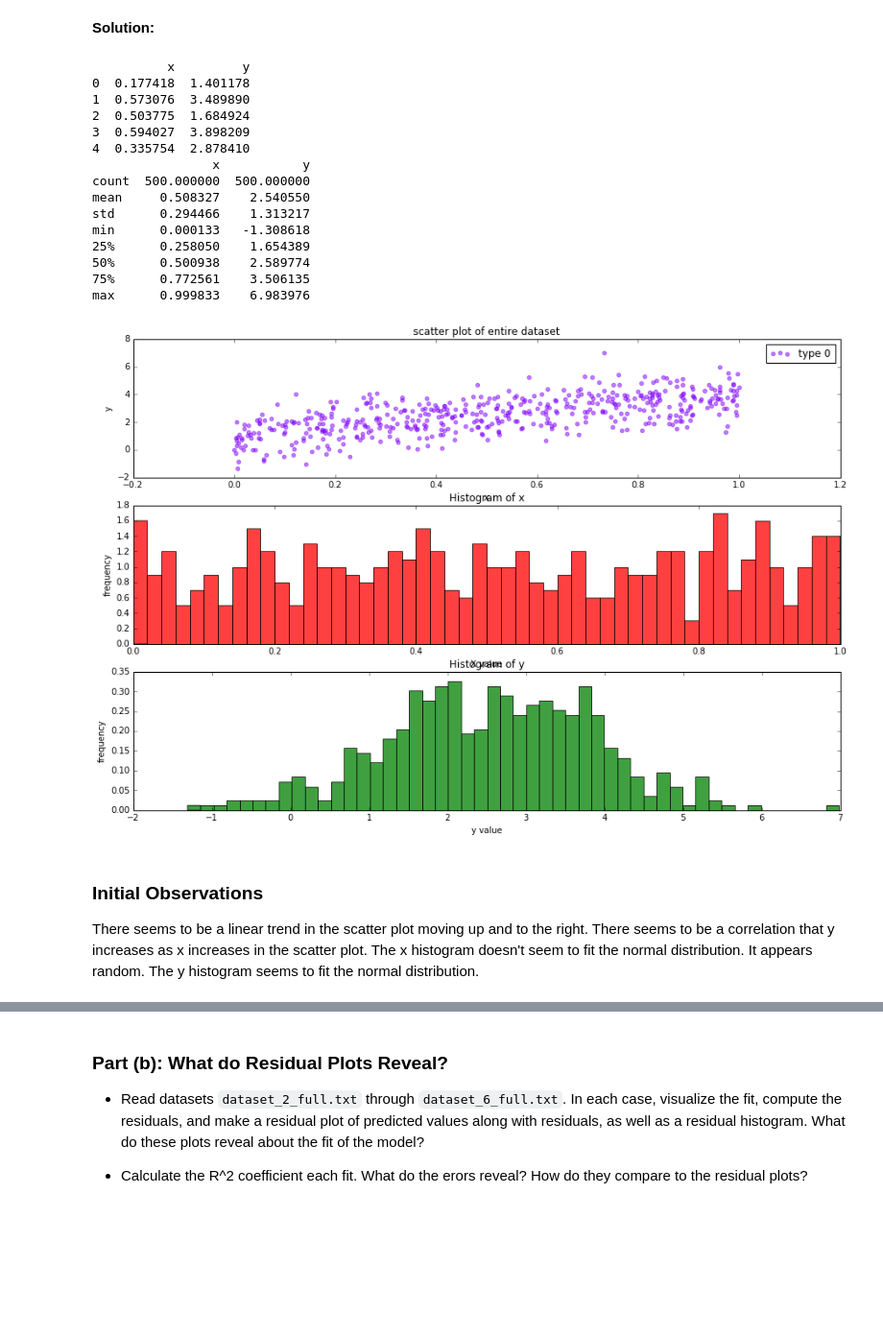
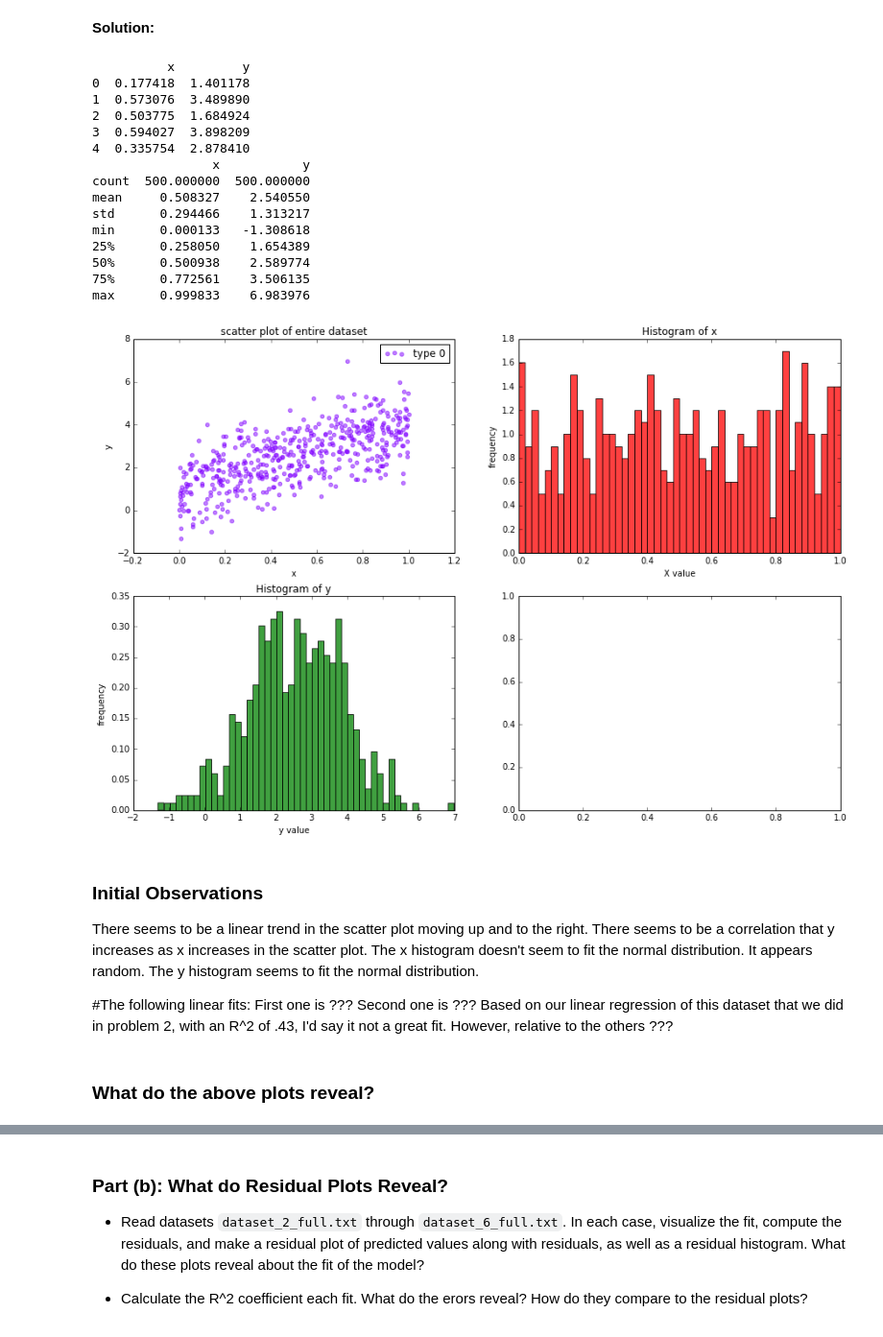
Before and after one commit to hecerinc/cs109a, a Jupyter notebook: keery_sean_cs109a_HW2.ipynb, the cells around one changed output, grey strips where cells are left out. Shown at 96% size. Drawn from its saved outputs; the diff is of its cells as text; code cells hidden in the pictures; blank space fills up the shorter version.

```diff
--- a/keery_sean_cs109a_HW2.ipynb
+++ b/keery_sean_cs109a_HW2.ipynb
@@ -733,7 +733,7 @@ import matplotlib.colors as colors
 import matplotlib.cm as cmx
 
 #visualize data graphically
-fig, ((ax1, ax2, ax3)) = plt.subplots(3, 1, figsize=(15, 10))
+fig, ((ax1, ax2), (ax3, ax4)) = plt.subplots(2, 2, figsize=(15, 10))
 
 
 #scatter
@@ -759,41 +759,58 @@ def plot_hist(data, title, x_label, face, axes):
 
     return axes
 
-# y histogram
+# x histogram
 ax2 = plot_hist(df['x'].values,
                 'Histogram of x',
                 'X value',
                 'red',
                 ax2)
 
 # y histogram
 ax3 = plot_hist(df['y'].values,
                 'Histogram of y',
                 'y value',
                 'green',
                 ax3)
 
+# add lines with the slopes to first plot
+
+#slope = 0.4, intercept = 0.2
+
+
+#slope = 0.4, intercept = 4
+
+
+#linear regression model
+
+
+# ax1.plot(df['x'].values, df['y'].values, label='Estimated Y')
 plt.show()
 # %% [output]
           x         y
 0  0.177418  1.401178
 1  0.573076  3.489890
 2  0.503775  1.684924
 3  0.594027  3.898209
 4  0.335754  2.878410
                 x           y
 count  500.000000  500.000000
 mean     0.508327    2.540550
 std      0.294466    1.313217
 min      0.000133   -1.308618
 25%      0.258050    1.654389
 50%      0.500938    2.589774
 75%      0.772561    3.506135
 max      0.999833    6.983976
-[figure, old version]
+[figure, new version]
 # %% [markdown]
 ### Initial Observations
 There seems to be a linear trend in the scatter plot moving up and to the right.
 There seems to be a correlation that y increases as x increases in the scatter plot.
 The x histogram doesn't seem to fit the normal distribution.  It appears random.
 The y histogram seems to fit the normal distribution.
+
+#The following linear fits:
+First one is ???
+Second one is ???
+Based on our linear regression of this dataset that we did in problem 2, with an R^2 of .43, I'd say it not a great fit.  However, relative to the others ???
@@ -808,0 +825,2 @@ The y histogram seems to fit the normal distribution.
+# %% [markdown]
+### What do the above plots reveal?
```
Also changed, not shown: parts of 4 cells of this notebook.
